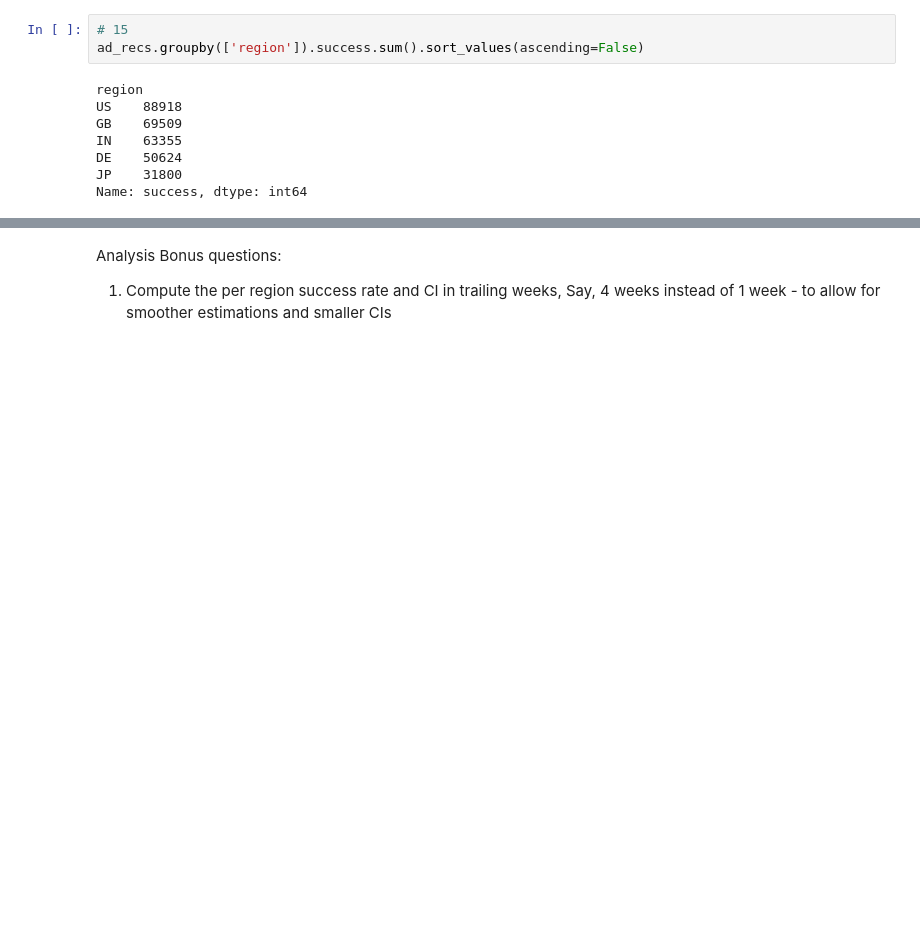
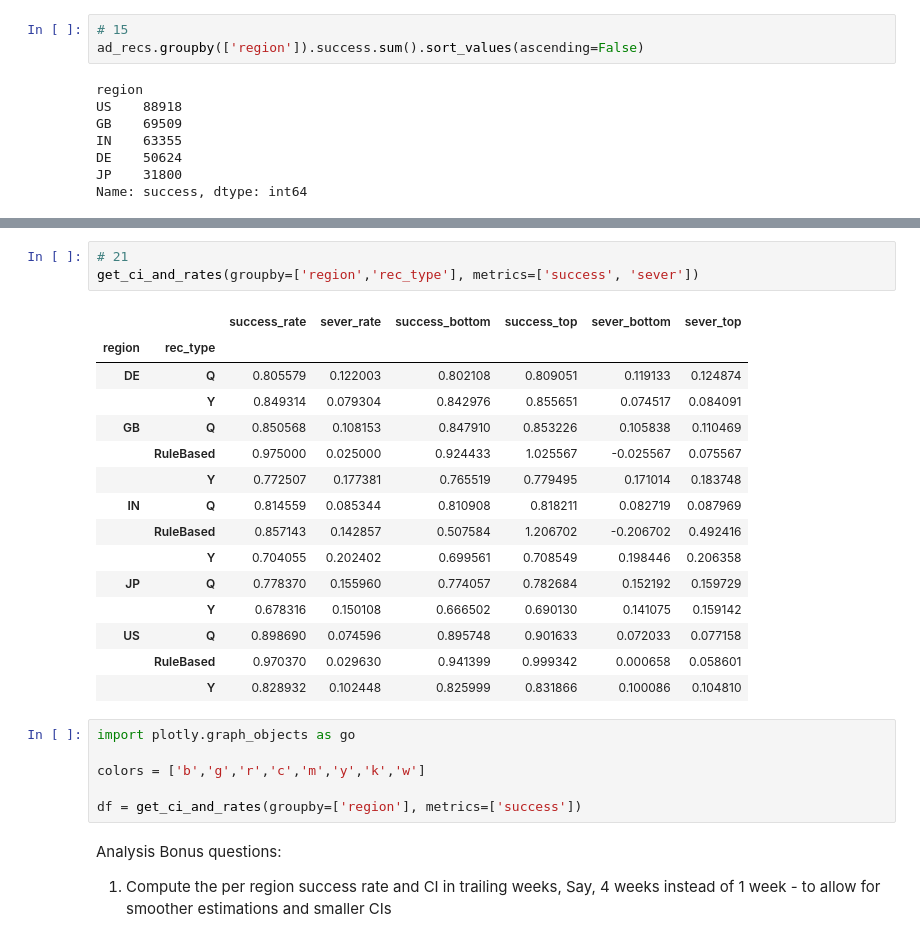
Before and after one commit to roiperlman/Python-ML--Pandas, a Jupyter notebook: Exercise 2.ipynb, the cells around one changed output, grey strips where cells are left out. Saved outputs shown, nothing was run; the diff lists cells and outputs as text; blank space fills up the shorter version.

```diff
--- a/Exercise 2.ipynb
+++ b/Exercise 2.ipynb
@@ -520,3 +632,28 @@ Name: success, dtype: int64
+# %%
+# 21
+get_ci_and_rates(groupby=['region','rec_type'], metrics=['success', 'sever'])
+# %% [output]
+|  |  | success_rate | sever_rate | success_bottom | success_top | sever_bottom | sever_top |
+| region | rec_type |  |  |  |  |  |  |
+| DE | Q | 0.805579 | 0.122003 | 0.802108 | 0.809051 | 0.119133 | 0.124874 |
+|  | Y | 0.849314 | 0.079304 | 0.842976 | 0.855651 | 0.074517 | 0.084091 |
+| GB | Q | 0.850568 | 0.108153 | 0.847910 | 0.853226 | 0.105838 | 0.110469 |
+|  | RuleBased | 0.975000 | 0.025000 | 0.924433 | 1.025567 | -0.025567 | 0.075567 |
+|  | Y | 0.772507 | 0.177381 | 0.765519 | 0.779495 | 0.171014 | 0.183748 |
+| IN | Q | 0.814559 | 0.085344 | 0.810908 | 0.818211 | 0.082719 | 0.087969 |
+|  | RuleBased | 0.857143 | 0.142857 | 0.507584 | 1.206702 | -0.206702 | 0.492416 |
+|  | Y | 0.704055 | 0.202402 | 0.699561 | 0.708549 | 0.198446 | 0.206358 |
+| JP | Q | 0.778370 | 0.155960 | 0.774057 | 0.782684 | 0.152192 | 0.159729 |
+|  | Y | 0.678316 | 0.150108 | 0.666502 | 0.690130 | 0.141075 | 0.159142 |
+| US | Q | 0.898690 | 0.074596 | 0.895748 | 0.901633 | 0.072033 | 0.077158 |
+|  | RuleBased | 0.970370 | 0.029630 | 0.941399 | 0.999342 | 0.000658 | 0.058601 |
+|  | Y | 0.828932 | 0.102448 | 0.825999 | 0.831866 | 0.100086 | 0.104810 |
+# %%
+import plotly.graph_objects as go
+
+colors = ['b','g','r','c','m','y','k','w']
+
+df = get_ci_and_rates(groupby=['region'], metrics=['success'])
 # %% [markdown]
 Analysis Bonus questions:
 1. Compute the per region success rate and CI in trailing weeks, Say, 4 weeks instead of 1 week - to allow for smoother estimations and smaller CIs
```
Also changed, not shown: parts of 14 cells of this notebook.
